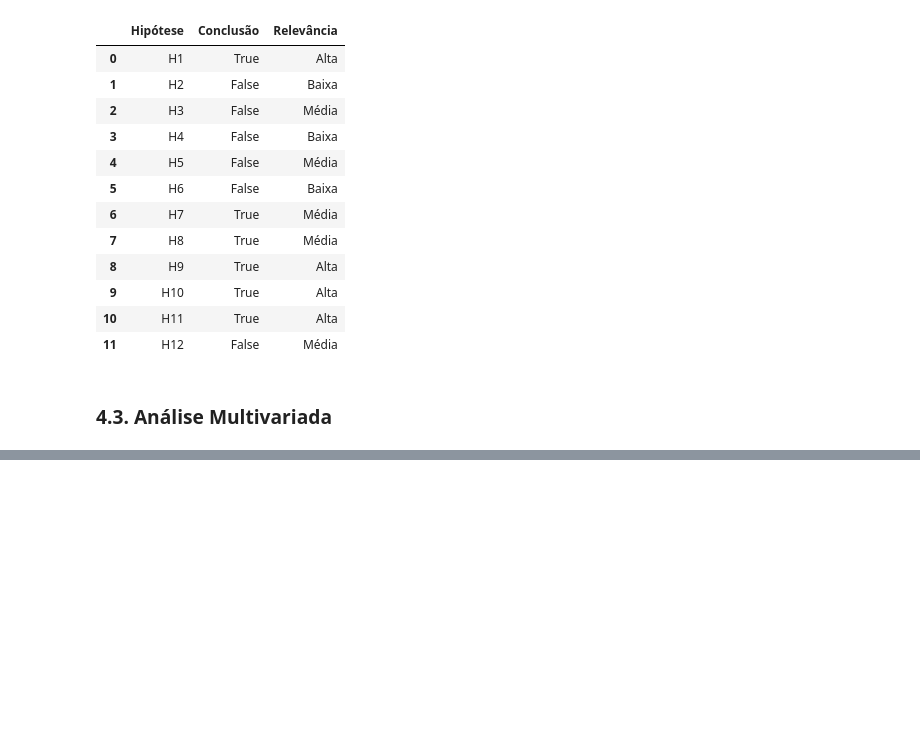
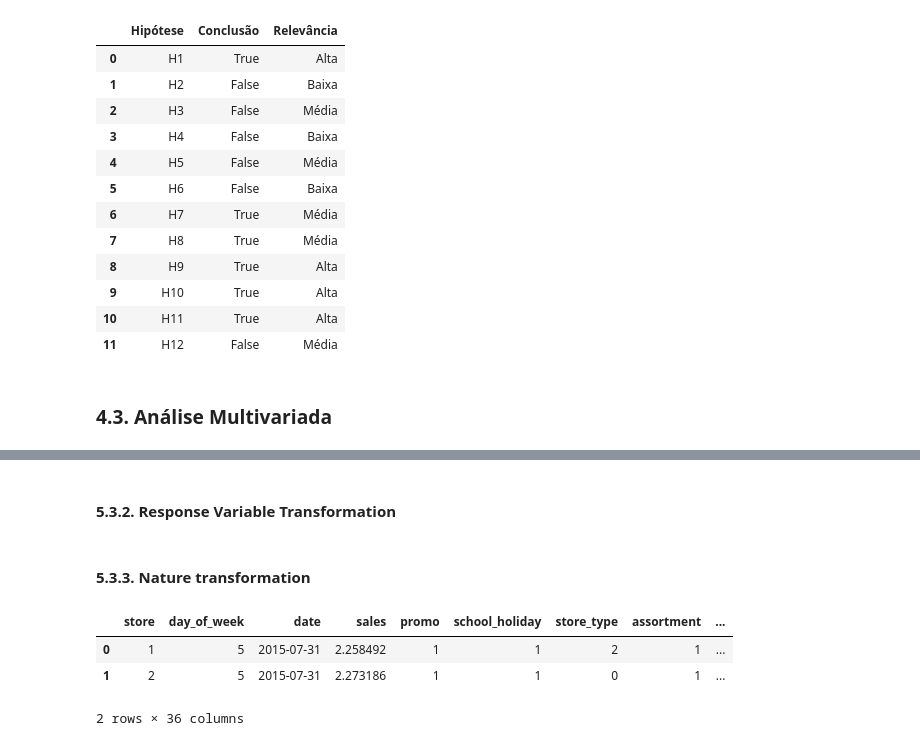
Before and after one commit to igorvgp/DS_rossmann_stores, a Jupyter notebook: m04_v01_store_sales_prediction.ipynb, the cells around one changed output, grey strips where cells are left out. Drawn from its saved outputs; the diff is of its cells as text; code cells hidden in the pictures; blank space fills up the shorter version.

Commit message:
transformation is done

```diff
--- a/m04_v01_store_sales_prediction.ipynb
+++ b/m04_v01_store_sales_prediction.ipynb
@@ -754,0 +846,11 @@ hip_conclusion
+# %%
+rs = RobustScaler()
+#competition_distance
+df6['competition_distance'] = rs.fit_transform(df6[['competition_distance']].values)
+# Competition_time_mont
+df6['competition_time_month'] = rs.fit_transform(df6[['competition_time_month']].values)
+mms = MinMaxScaler()
+# Promo_time_week
+df6['promo_time_week'] = mms.fit_transform(df6[['promo_time_week']].values)
+# Year
+df6['year'] = mms.fit_transform(df6[['year']].values)
@@ -754,0 +861,41 @@ hip_conclusion
+# %%
+#state_holiday (one hot encoding)
+df6 = pd.get_dummies(df6, prefix = ['state_holiday'], columns = ['state_holiday'])
+
+#stote type (label encoding)
+le = LabelEncoder()
+df6['store_type'] = le.fit_transform(df6['store_type'])
+
+#assortmentassortment_dict = {'basic':1,'extra':2,'extended':3}
+#### 5.3.1. Encoding
+df6['assortment'] = df6['assortment'].map(assortment_dict)
+# %% [markdown]
+#### 5.3.2. Response Variable Transformation
+# %%
+# Logarithm transformation
+df6['sales'] = np.log1p(df6['sales'])
+# %% [markdown]
+#### 5.3.3. Nature transformation
+# %%
+# day_of_week
+df6['day_of_heek_sin'] = df6['month'].apply(lambda x: np.sin( x * ( 2. * np.pi / 7 )))
+df6['day_of_week_cos'] = df6['month'].apply(lambda x: np.sin( x * ( 2. * np.pi / 7 )))
+
+# month
+df6['month_sin'] = df6['month'].apply(lambda x: np.sin( x * ( 2. * np.pi / 12 )))
+df6['month_cos'] = df6['month'].apply(lambda x: np.sin( x * ( 2. * np.pi / 12 )))
+
+# day
+df6['day_sin'] = df6['day'].apply(lambda x: np.sin( x * ( 2. * np.pi / 30 )))
+df6['day_cos'] = df6['day'].apply(lambda x: np.sin( x * ( 2. * np.pi / 30 )))
+
+# week of year
+df6['week_of_year_sin'] = df6['week_of_year'].apply(lambda x: np.sin( x * ( 2. * np.pi / 52 )))
+df6['week_of_year_cos'] = df6['week_of_year'].apply(lambda x: np.sin( x * ( 2. * np.pi / 52 )))
+# %%
+df6.head(2)
+# %% [output]
+|  | store | day_of_week | date | sales | promo | school_holiday | store_type | assortment | ... |
+| 0 | 1 | 5 | 2015-07-31 | 2.258492 | 1 | 1 | 2 | 1 | ... |
+| 1 | 2 | 5 | 2015-07-31 | 2.273186 | 1 | 1 | 0 | 1 | ... |
+2 rows × 36 columns
```
Also changed, not shown: parts of 18 cells of this notebook, 1 other file.
